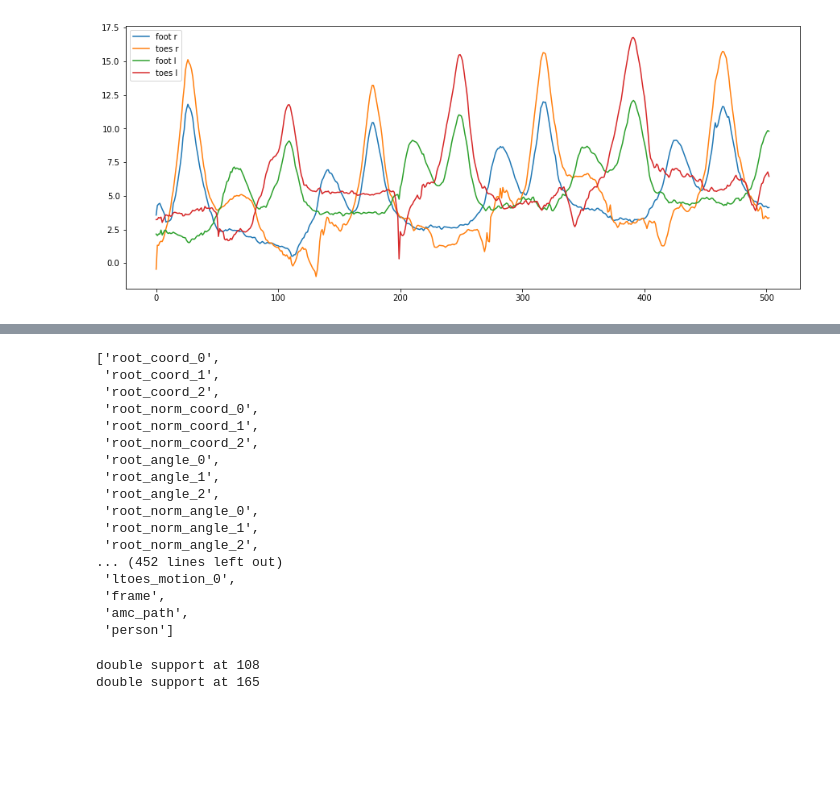
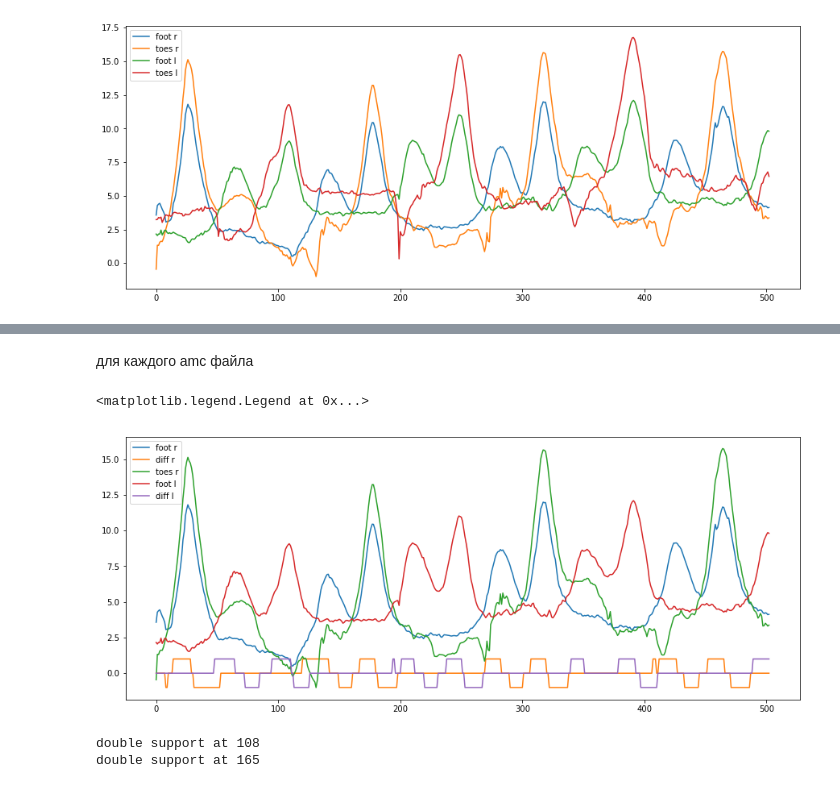
Before and after one commit to KseniiaCheloshkina/amc, a Jupyter notebook: dev/amc_parser_test.ipynb, the cells around one changed output, grey strips where cells are left out. Saved outputs shown, nothing was run; the diff lists cells and outputs as text; code cells hidden in the pictures; blank space fills up the shorter version.

```diff
--- a/dev/amc_parser_test.ipynb
+++ b/dev/amc_parser_test.ipynb
@@ -107 +98,3 @@ plt.plot(d['frame'], d['rfoot_norm_coord_1'])
+# %% [markdown]
+для каждого amc файла
 # %%
@@ -109,21 +101 @@ plt.plot(d['frame'], d['rfoot_norm_coord_1'])
 d = df[df['amc_path'] == '02_01.amc']
-# %%
-d.columns.tolist()
-# %% [output]
-['root_coord_0',
- 'root_coord_1',
- 'root_coord_2',
- 'root_norm_coord_0',
- 'root_norm_coord_1',
- 'root_norm_coord_2',
- 'root_angle_0',
- 'root_angle_1',
- 'root_angle_2',
- 'root_norm_angle_0',
- 'root_norm_angle_1',
- 'root_norm_angle_2',
-... (452 lines left out)
- 'ltoes_motion_0',
- 'frame',
- 'amc_path',
- 'person']
@@ -129,0 +167,19 @@ d.columns.tolist()
+# %%
+d1 = get_derivative(d, col='rfoot_coord_1', win=10, thr=0.15)
+d1 = get_derivative(d1, col='lfoot_coord_1', win=10, thr=0.15)
+
+d1 = get_derivative(d, col='rfoot_coord_1', win=10, thr=0.15)
+d1 = get_derivative(d1, col='lfoot_coord_1', win=10, thr=0.15)
+# %%
+plt.figure(figsize=(15, 6))
+plt.plot(d1['frame'], d1['rfoot_coord_1']/0.45*2.54, label='foot r')
+plt.plot(d1['frame'], d1['rfoot_coord_1_monot'], label='diff r')
+plt.plot(d['frame'], d['rtoes_coord_1']/0.45*2.54, label='toes r')
+
+plt.plot(d1['frame'], d1['lfoot_coord_1']/0.45*2.54, label='foot l')
+plt.plot(d1['frame'], d1['lfoot_coord_1_monot'], label='diff l')
+
+plt.legend(loc=2)
+# %% [output]
+<matplotlib.legend.Legend at 0x...>
+[figure, added]
```
Also changed, not shown: parts of 8 cells of this notebook.
